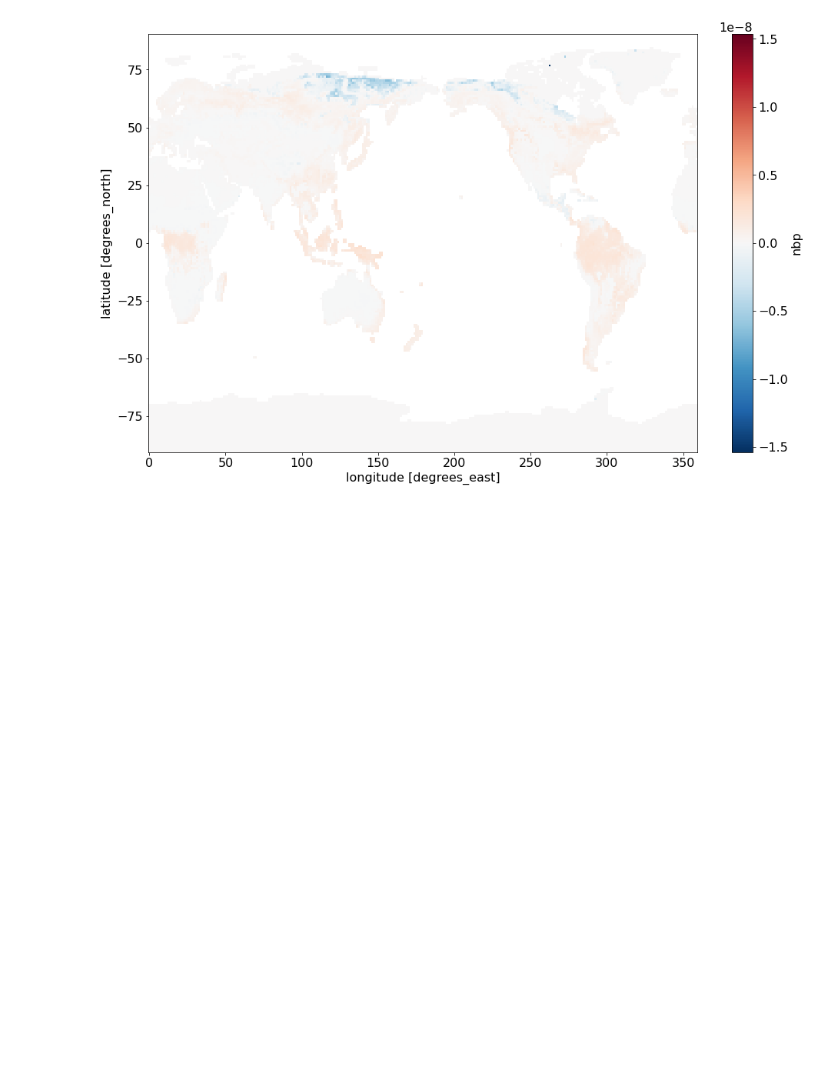
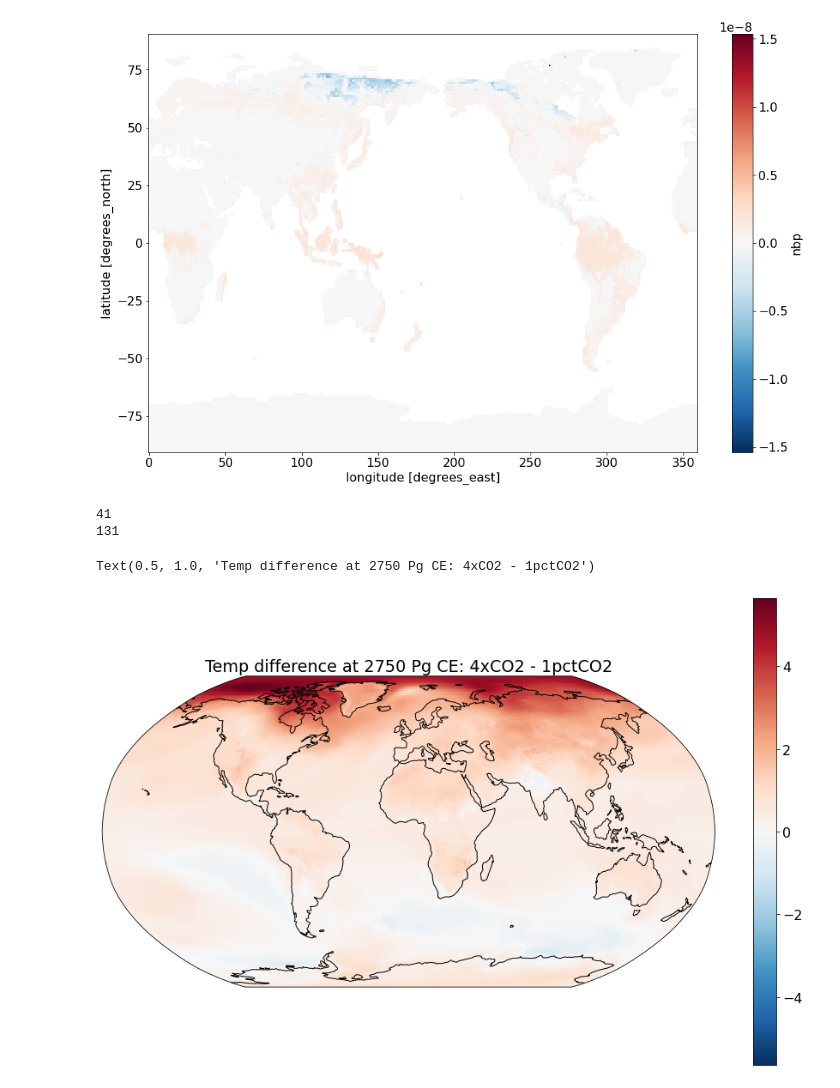
Before and after one commit to ckoven/flat10, a Jupyter notebook: abrupt_Nxco2_analysis.ipynb, the cells around one changed output. Drawn from its saved outputs; the diff is of its cells as text; code cells hidden in the pictures; blank space fills up the shorter version.

Commit message:
added a map of the T diff at constant CE btwn 1pctco2 and 4xco2

```diff
--- a/abrupt_Nxco2_analysis.ipynb
+++ b/abrupt_Nxco2_analysis.ipynb
@@ -129,3 +130,39 @@ np.savetxt('tas_global_2xco2.csv', tas_global_2xco2)
 
 np.savetxt('cum_emissions_4xco2.csv', cum_emissions_4xco2)
 np.savetxt('tas_global_4xco2.csv', tas_global_4xco2)
+# %%
+## make a map of the temperature difference centered at a specific level of cumulative emissions
+
+cum_emiss_map_amount = 2750 # Pg C
+
+ind_4xco2_map = np.argmin(np.abs(cum_emissions_4xco2.data - cum_emiss_map_amount)).compute()
+print(ind_4xco2_map)
+
+ind_1pctco2_map = np.argmin(np.abs(cum_emissions_1pctco2 - cum_emiss_map_amount))
+print(ind_1pctco2_map)
+# %% [output]
+41
+131
+# %%
+buffer_time = 5 # +/- years to average
+
+tas_1pctco2_spatial = xr.open_mfdataset('tas_Amon_CESM2_1pctCO2_r1i1p1f1_gn_*.nc')
+
+tas_1pctco2_annual = monthly_to_annual(tas_1pctco2_spatial['tas'])
+tas_1pctco2_annual['time'] = np.arange(len(tas_1pctco2_annual['time']))
+tas_1pctco2_spatial_at_cum_emiss = tas_1pctco2_annual.isel(time=slice(ind_1pctco2_map-buffer_time,ind_1pctco2_map+buffer_time)).mean(dim='time')
+
+tas_4xco2_annual = monthly_to_annual(tas_4xco2['tas'])
+tas_4xco2_annual['time'] = np.arange(len(tas_4xco2_annual['time']))
+tas_4xco2_spatial_at_cum_emiss = tas_4xco2_annual.isel(time=slice(ind_4xco2_map-buffer_time,ind_4xco2_map+buffer_time)).mean(dim='time')
+# %%
+ax = plt.subplot(projection=ccrs.Robinson())
+
+(tas_4xco2_spatial_at_cum_emiss - tas_1pctco2_spatial_at_cum_emiss).plot(transform=ccrs.PlateCarree())
+
+ax.coastlines()
+
+plt.title('Temp difference at 2750 Pg CE: 4xCO2 - 1pctCO2')
+# %% [output]
+Text(0.5, 1.0, 'Temp difference at 2750 Pg CE: 4xCO2 - 1pctCO2')
+[figure, added]
```
Also changed, not shown: parts of 1 cell of this notebook.
